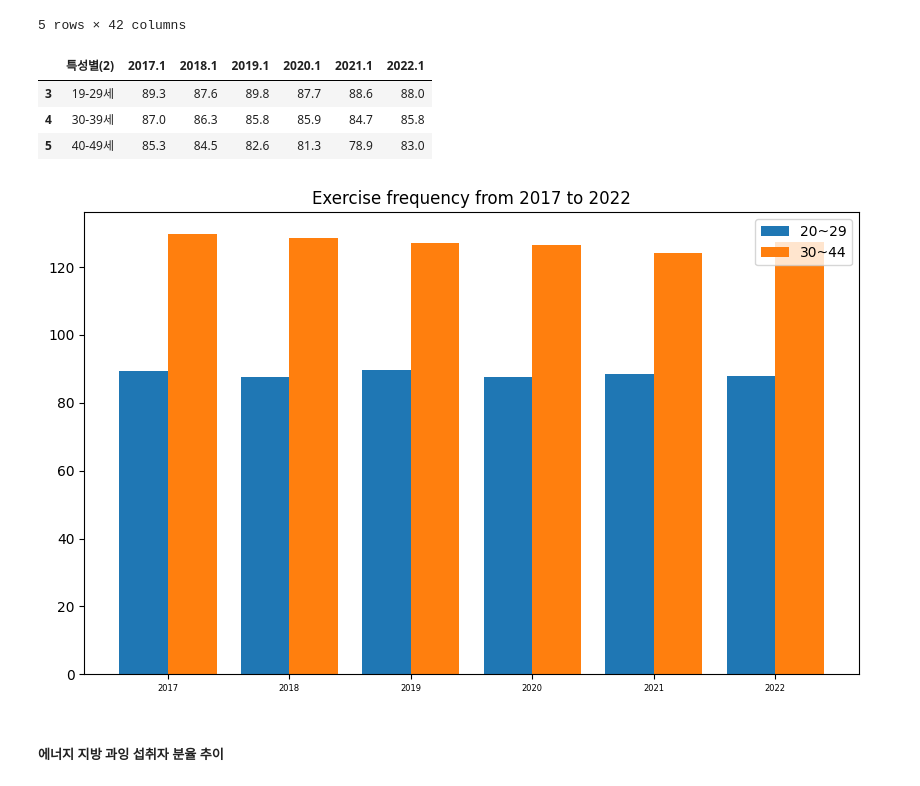
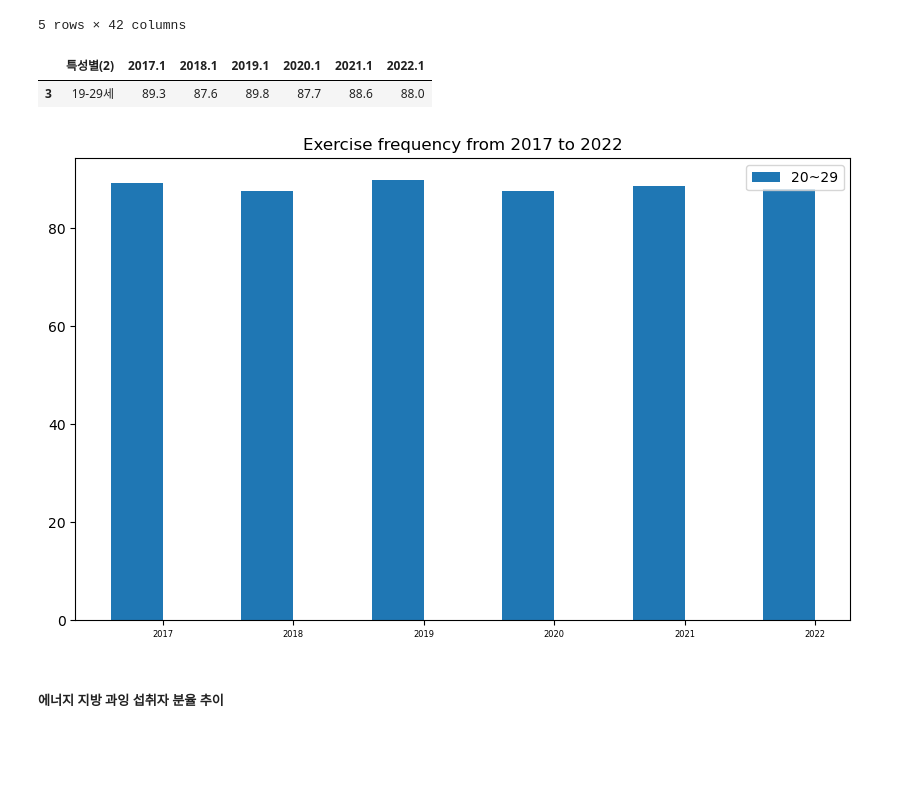
Before and after one commit to gni29/quiet_I, a Jupyter notebook: fat.ipynb, the cells around one changed output. Drawn from its saved outputs; the diff is of its cells as text; code cells hidden in the pictures; blank space fills up the shorter version.

```diff
--- a/fat.ipynb
+++ b/fat.ipynb
@@ -28,7 +28,7 @@ Index(['구분별(1)', '구분별(2)', '구분별(3)', '2009', '2009.1', '2009.2
 # %% [markdown]
 #### 연령대가 19세에서 44세까지의 비만율 데이터만 선택하여 비교
 # %%
-df_target = df[(df["구분별(3)"]=="19~29세") | (df["구분별(3)"]=="30~44세")]
+df_target = df[(df["구분별(3)"]=="19~29세")]
 target_col = ["2017","2018","2019","2020","2021","2022"]
 df_target = df_target[target_col]
 # %% [markdown]
@@ -213,7 +213,7 @@ drink_amount.head()
 # %% [markdown]
 ##### 연간 음주율 추이 데이터
 # %%
-drink = pd.read_csv("data\연간_음주율_추이_20241223121009.csv", encoding="cp949")
+drink = pd.read_csv("data/연간_음주율_추이_20241223121009.csv", encoding="cp949")
 drink.head()
 # %% [output]
 |  | 성별(1) | 특성별(1) | 특성별(2) | 2010 | 2010.1 | 2010.2 | 2011 | 2011.1 | 2011.2 | 2012 | ... | ... |
@@ -225,29 +225,25 @@ drink.head()
 5 rows × 42 columns
 # %%
 drink_pr = drink[(drink["특성별(1)"]=="연령별1") & (drink["성별(1)"]=="전체")]
-drink_pr = drink_pr[(drink_pr["특성별(2)"]=="19-29세") | (drink_pr["특성별(2)"]=="30-39세")|(drink_pr["특성별(2)"]=="40-49세")]
+drink_pr = drink_pr[(drink_pr["특성별(2)"]=="19-29세")]
 drink_pr = drink_pr[["특성별(2)","2017.1","2018.1","2019.1","2020.1","2021.1","2022.1"]]
 drink_pr
 # %% [output]
 |  | 특성별(2) | 2017.1 | 2018.1 | 2019.1 | 2020.1 | 2021.1 | 2022.1 |
 | 3 | 19-29세 | 89.3 | 87.6 | 89.8 | 87.7 | 88.6 | 88.0 |
-| 4 | 30-39세 | 87.0 | 86.3 | 85.8 | 85.9 | 84.7 | 85.8 |
-| 5 | 40-49세 | 85.3 | 84.5 | 82.6 | 81.3 | 78.9 | 83.0 |
 # %%
 x = np.arange(len(df_target.columns))  # 막대의 x좌표
 y1 = drink_pr.iloc[0, 1:].values.astype("float")       # 첫 번째 데이터 세트
-y2 = drink_pr.iloc[1, 1:].values.astype("float")+(drink_pr.iloc[2, 1:].values.astype("float"))/2
 width = 0.4
 plt.figure(figsize= (10,6))
 plt.bar(x - width/2, y1, width=width, label="20~29")
-plt.bar(x + width/2, y2, width=width, label="30~44")
 plt.ylim(0,None)
 plt.xticks(x, df_target.columns, fontsize = 6)
 plt.title("Exercise frequency from 2017 to 2022")
 plt.legend()
 plt.show()
 # %% [output]
-[figure, old version]
+[figure, new version]
 # %% [markdown]
 ##### 에너지 지방 과잉 섭취자 분율 추이
 # %%
```
Also changed, not shown: parts of 52 cells of this notebook, 17 other files.
